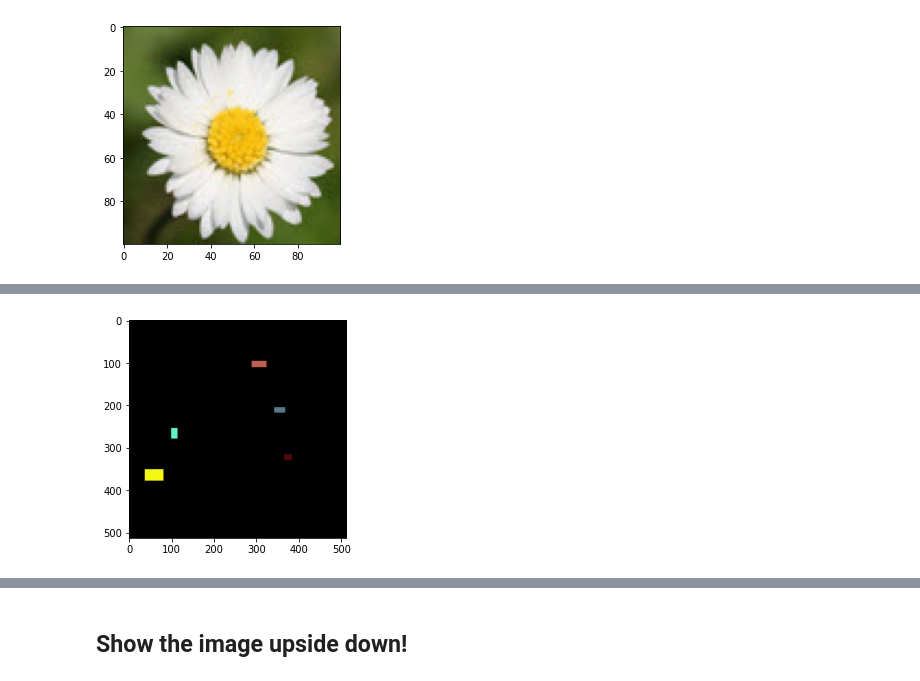
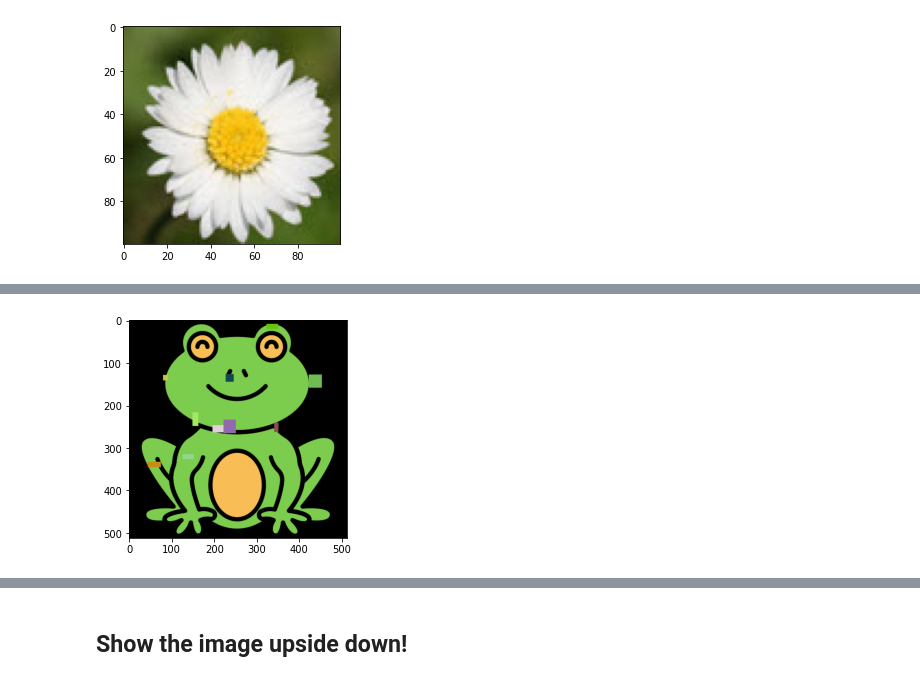
Before and after one commit to noora20FH/PCVK, a Jupyter notebook: week2.ipynb, the cells around one changed output, grey strips where cells are left out. Drawn from its saved outputs; the diff is of its cells as text; code cells hidden in the pictures.

```diff
--- a/week2.ipynb
+++ b/week2.ipynb
@@ -313,3 +297,11 @@ plt.imshow(daisy3)
 # %% [output]
 <matplotlib.image.AxesImage at 0x...>
 [figure]
+# %%
+amphibi = cv.imread('/content/drive/MyDrive/amphibians1.png')
+amphibi1 = amphibi
+amphibi1 = cv.cvtColor(amphibi,cv.COLOR_BGR2RGB)
+plt.imshow(amphibi1)
+tinggi = amphibi1.shape[0]
+lebar = amphibi1.shape[1]
+print("reslusi image: tinggixlebar = ", tinggi,' x ', lebar)
@@ -316,24 +311,23 @@ plt.imshow(daisy3)
 # %%
-# For each box, we generate random numbers for the x and y coordinates,
-# width and height, and
-# red, green, and blue color values. We store the color as a tuple (r, g, b).
+import random
 
-daisy4 = np.zeros(shape=(513,512,3),dtype=np.int16) #creating dimensonal matrix all 0 for each pixcel
+amphibi2 = amphibi1
+
 for i in range(5):#generate 5 random boxes
-    x = np.random.randint(0, 512 - 50)  # Random x coordinate
-    y = np.random.randint(0, 512 - 50)  # Random y coordinate
-    w = np.random.randint(10, 50)       # Random width
-    h = np.random.randint(10, 50)       # Random height
-    r = np.random.randint(0, 256)       # Random red value
-    g = np.random.randint(0, 256)       # Random green value
-    b = np.random.randint(0, 256)       # Random blue value
-    color = (r, g, b)                   # Random color
+  x = np.random.randint(0, 512 - 50)  # Random x coordinate, the pixel
+  y = np.random.randint(0, 512 - 50)  # Random y coordinate
+  w = np.random.randint(10, 35)       # Random width, the size of the box
+  h = np.random.randint(10, 35)       # Random height
+  r = np.random.randint(0, 256)       # Random red value
+  g = np.random.randint(0, 256)       # Random green value
+  b = np.random.randint(0, 256)       # Random blue value
+  color = (r, g, b)                   # Random color
 
     # Draw the box on the image
-    daisy4[y:y+h, x:x+w, :] = color
+  amphibi2[y:y+h, x:x+w, :] = color
 
 # Display the image
-plt.imshow(daisy4)
+plt.imshow(amphibi2)
 plt.show()
 # %% [output]
-[figure, old version]
+[figure, new version]
```
Also changed, not shown: parts of 15 cells of this notebook.
